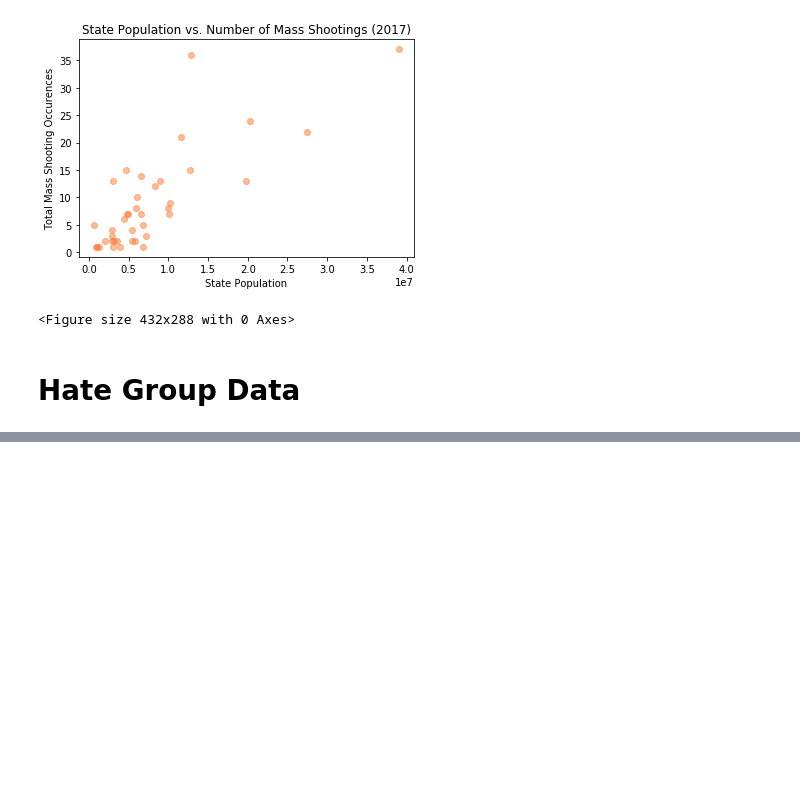
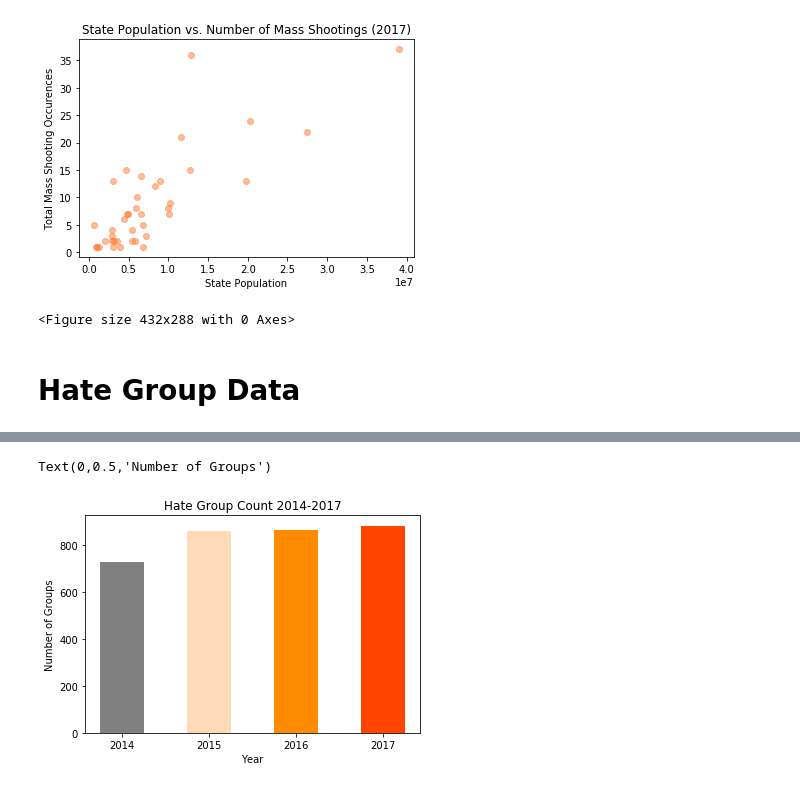
Before and after one commit to lprymak/Project1, a Jupyter notebook: Final_Data_Analysis.ipynb, the cells around one changed output, grey strips where cells are left out. Cells and saved outputs as stored; diff of their text form; code cells hidden in the pictures; blank space fills up the shorter version.

Commit message:
Added hate group visualizations & code

```diff
--- a/Final_Data_Analysis.ipynb
+++ b/Final_Data_Analysis.ipynb
@@ -596,0 +681,19 @@ plt.savefig('Plots/Population.png')
+# %%
+#load files for analysis
+hate_group_merged = pd.read_csv("hate_group_merged.csv")
+hate_group_merged_2016 = pd.read_csv("hate_group_merged_2016.csv")
+hate_group_merged_2015 = pd.read_csv("hate_group_merged_2015.csv")
+hate_group_merged_2014 = pd.read_csv("hate_group_merged_2014.csv")
+
+#get the total count of hategroups per year
+total_2017 = hate_group_merged['Hate Group Count'].sum()
+total_2016 = hate_group_merged_2016['Hate Group Count'].sum()
+total_2015 = hate_group_merged_2015['Hate Group Count'].sum()
+total_2014 = hate_group_merged_2014['Hate Group Count'].sum()
+# %%
+#combine all totals for visualizations
+totals = {'Year': ['2014', '2015','2016','2017'], 'Total Hate Groups': [total_2014, total_2015, total_2016, total_2017]}
+
+#Review dataframe
+totals_df = pd.DataFrame(data = totals)
+totals_df
@@ -596,0 +706,9 @@ plt.savefig('Plots/Population.png')
+# %%
+# Create a bar chart based upon the above data
+plt.bar(totals_df['Year'], totals_df['Total Hate Groups'], width = 0.5, color=['grey','peachpuff','darkorange','orangered'] , align="center")
+plt.title("Hate Group Count 2014-2017")
+plt.xlabel("Year")
+plt.ylabel("Number of Groups")
+# %% [output]
+Text(0,0.5,'Number of Groups')
+[figure, added]
```
Also changed, not shown: parts of 19 cells of this notebook, 1 other file.
